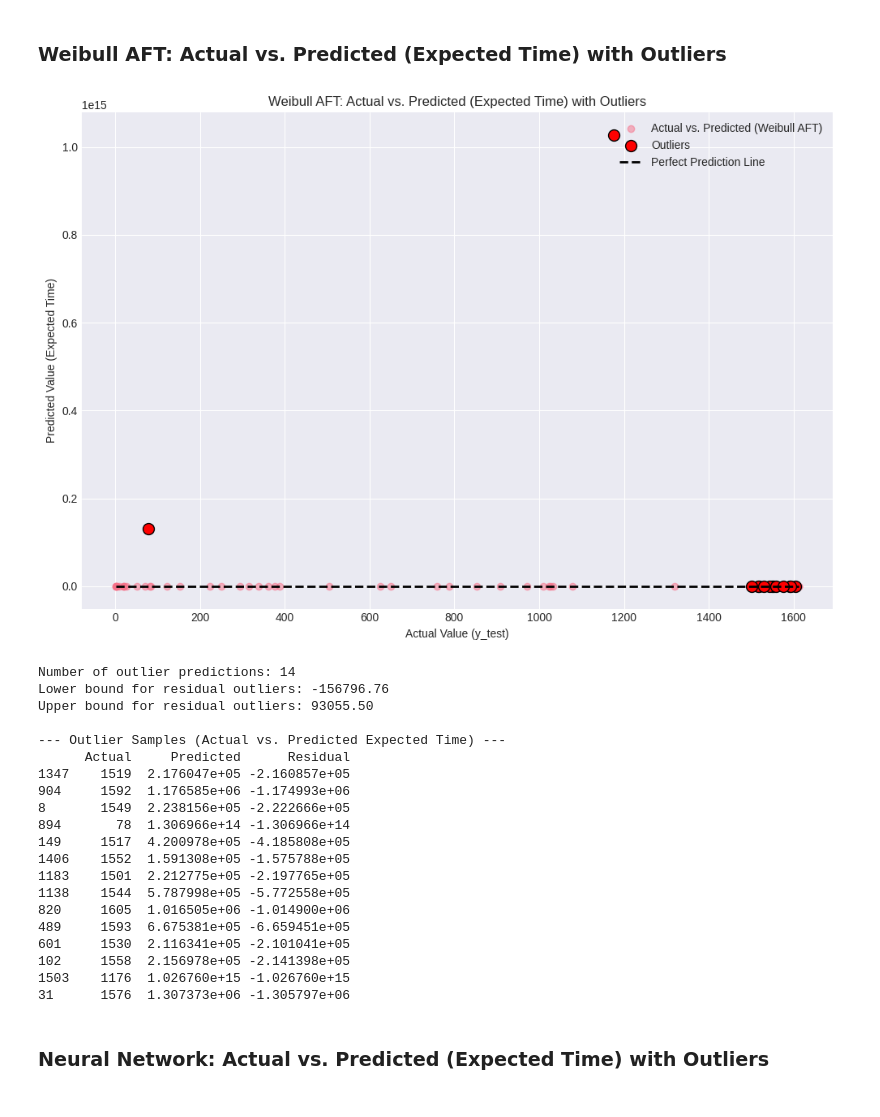
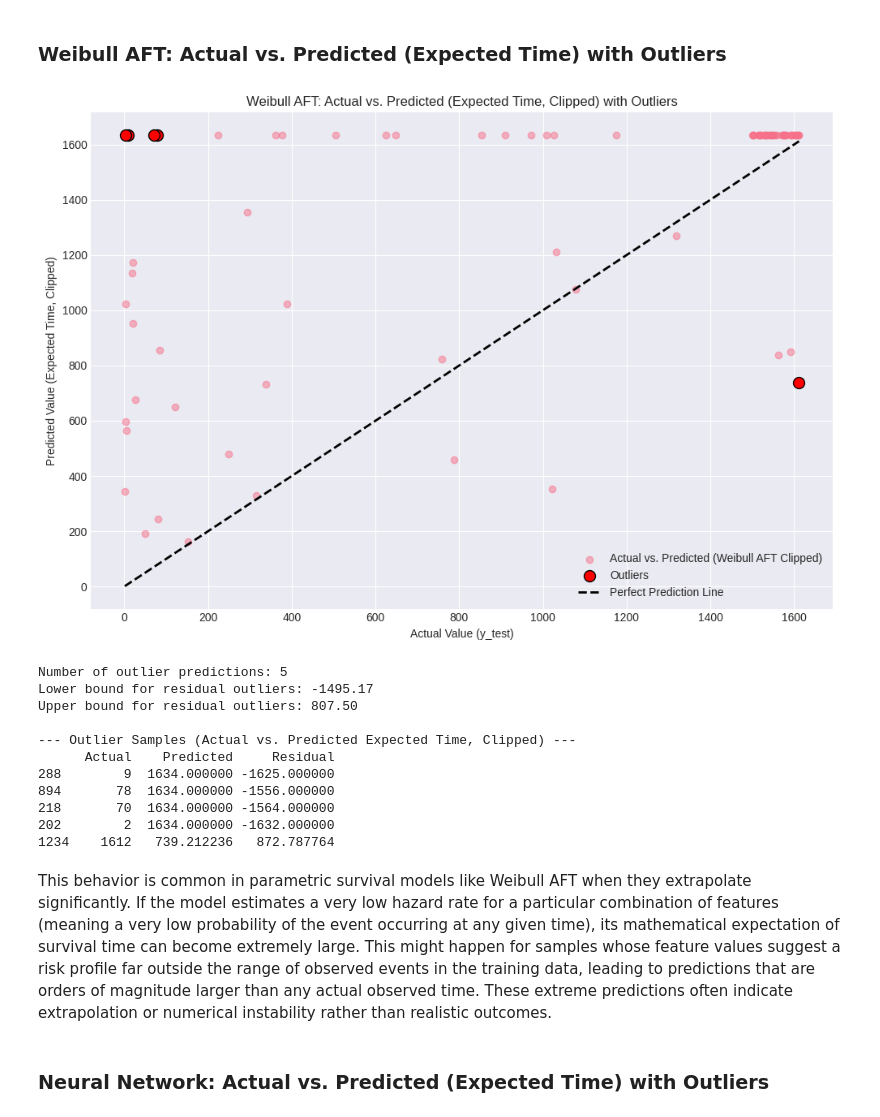
Before and after one commit to D2718281828nis/BioMedAI-Heart-Desease-LifeTime-Forecast, a Jupyter notebook: Survival-function-analysys.ipynb, the cells around one changed output. Drawn from its saved outputs; the diff is of its cells as text; code cells hidden in the pictures.

```diff
--- a/Survival-function-analysys.ipynb
+++ b/Survival-function-analysys.ipynb
@@ -888,7 +878,7 @@ cph_data_test_scaled = cph_data_test_scaled.dropna()
 
 
 # Fit a Weibull AFT model
-aft = WeibullAFTFitter(alpha=0.05)
+aft = WeibullAFTFitter(alpha=0.05, penalizer=0.1) # Added penalizer for regularization
 aft.fit(cph_data_train_scaled, duration_col='time', event_col='target')
 
 # Print summary
@@ -933,6 +923,18 @@ print("This plot shows the predicted survival probability over time from the Wei
 print("- One individual who does not receive LLO (llo=0), with other features set to their median training values.")
 print("- One individual who receives LLO (llo=1), with other features set to their median training values.")
 print("The curves illustrate how the survival probability changes over time for these two scenarios, highlighting the estimated effect of 'llo' status on survival according to the Weibull AFT model, assuming other factors are kept at their median levels.")
+
+# Get the maximum observed time from the training data
+max_observed_time = time_train.max()
+
+# Predict expected survival times for the entire training set
+predicted_expected_times = aft.predict_expectation(cph_data_train_scaled.drop(columns=['time', 'target']))
+
+# Apply clipping to ensure predicted expected times do not exceed the maximum observed time
+predicted_expected_times_clipped = np.clip(predicted_expected_times, None, max_observed_time)
+
+print(f"\nMaximum predicted expected time (before clipping): {predicted_expected_times.max():.2f}")
+print(f"Maximum predicted expected time (after clipping to {max_observed_time}): {predicted_expected_times_clipped.max():.2f}")
 # %% [output]
 | model | lifelines.WeibullAFTFitter |
 | duration col | 'time' |
@@ -1753,65 +1759,62 @@ predicted_time_aft = aft.predict_expectation(cph_data_test_scaled.drop(columns=[
 # Align predicted_time_aft with y_test
 predicted_time_aft.index = y_test.index
 
-# 2. Calculate residuals
-residuals_aft = y_test - predicted_time_aft
+# Apply clipping to ensure predicted expected times do not exceed the maximum observed time
+# Re-using max_observed_time from previous calculation in cell AYC2a9vvoXYk
+predicted_time_aft_clipped = np.clip(predicted_time_aft, None, max_observed_time)
+
+# 2. Calculate residuals using clipped predictions
+residuals_aft = y_test - predicted_time_aft_clipped
 
 # 3. Calculate IQR for residuals to identify outliers
 Q1_res_aft = residuals_aft.quantile(0.25)
 Q3_res_aft = residuals_aft.quantile(0.75)
 IQR_res_aft = Q3_res_aft - Q1_res_aft
 
 lower_bound_res_aft = Q1_res_aft - 1.5 * IQR_res_aft
 upper_bound_res_aft = Q3_res_aft + 1.5 * IQR_res_aft
 
 # Identify outlier residuals
 outlier_mask_aft = (residuals_aft < lower_bound_res_aft) | (residuals_aft > upper_bound_res_aft)
 
 outlier_y_test_aft = y_test[outlier_mask_aft]
-outlier_predicted_time_aft = predicted_time_aft[outlier_mask_aft]
+outlier_predicted_time_aft = predicted_time_aft_clipped[outlier_mask_aft]
 
 # 4. Plotting actual vs. predicted values with outliers highlighted
 plt.figure(figsize=(10, 7))
-plt.scatter(y_test, predicted_time_aft, alpha=0.5, label='Actual vs. Predicted (Weibull AFT)')
+plt.scatter(y_test, predicted_time_aft_clipped, alpha=0.5, label='Actual vs. Predicted (Weibull AFT Clipped)')
 plt.scatter(outlier_y_test_aft, outlier_predicted_time_aft, color='red', s=100, label='Outliers', edgecolors='black')
 plt.plot([y_test.min(), y_test.max()], [y_test.min(), y_test.max()], 'k--', lw=2, label='Perfect Prediction Line')
 plt.xlabel('Actual Value (y_test)')
-plt.ylabel('Predicted Value (Expected Time)')
-plt.title('Weibull AFT: Actual vs. Predicted (Expected Time) with Outliers')
+plt.ylabel('Predicted Value (Expected Time, Clipped)')
+plt.title('Weibull AFT: Actual vs. Predicted (Expected Time, Clipped) with Outliers')
 plt.legend()
 plt.grid(True)
 plt.tight_layout()
 plt.show()
 
 print(f"\nNumber of outlier predictions: {len(outlier_y_test_aft)}")
 print(f"Lower bound for residual outliers: {lower_bound_res_aft:.2f}")
 print(f"Upper bound for residual outliers: {upper_bound_res_aft:.2f}")
 
-print("\n--- Outlier Samples (Actual vs. Predicted Expected Time) ---")
+print("\n--- Outlier Samples (Actual vs. Predicted Expected Time, Clipped) ---")
 outlier_df_aft = pd.DataFrame({'Actual': outlier_y_test_aft, 'Predicted': outlier_predicted_time_aft, 'Residual': residuals_aft[outlier_mask_aft]})
 print(outlier_df_aft.to_string())
 # %% [output]
-[figure, old version]
+[figure, new version]
-Number of outlier predictions: 14
-Lower bound for residual outliers: -156796.76
-Upper bound for residual outliers: 93055.50
+Number of outlier predictions: 5
+Lower bound for residual outliers: -1495.17
+Upper bound for residual outliers: 807.50
 
---- Outlier Samples (Actual vs. Predicted Expected Time) ---
-      Actual     Predicted      Residual
-1347    1519  2.176047e+05 -2.160857e+05
-904     1592  1.176585e+06 -1.174993e+06
-8       1549  2.238156e+05 -2.222666e+05
-894       78  1.306966e+14 -1.306966e+14
-149     1517  4.200978e+05 -4.185808e+05
-1406    1552  1.591308e+05 -1.575788e+05
-1183    1501  2.212775e+05 -2.197765e+05
-1138    1544  5.787998e+05 -5.772558e+05
-820     1605  1.016505e+06 -1.014900e+06
-489     1593  6.675381e+05 -6.659451e+05
-601     1530  2.116341e+05 -2.101041e+05
-102     1558  2.156978e+05 -2.141398e+05
-1503    1176  1.026760e+15 -1.026760e+15
-31      1576  1.307373e+06 -1.305797e+06
+--- Outlier Samples (Actual vs. Predicted Expected Time, Clipped) ---
+      Actual    Predicted     Residual
+288        9  1634.000000 -1625.000000
+894       78  1634.000000 -1556.000000
+218       70  1634.000000 -1564.000000
+202        2  1634.000000 -1632.000000
+1234    1612   739.212236   872.787764
+# %% [markdown]
+This behavior is common in parametric survival models like Weibull AFT when they extrapolate significantly. If the model estimates a very low hazard rate for a particular combination of features (meaning a very low probability of the event occurring at any given time), its mathematical expectation of survival time can become extremely large. This might happen for samples whose feature values suggest a risk profile far outside the range of observed events in the training data, leading to predictions that are orders of magnitude larger than any actual observed time. These extreme predictions often indicate extrapolation or numerical instability rather than realistic outcomes.
 # %% [markdown]
 ### Neural Network: Actual vs. Predicted (Expected Time) with Outliers
 # %%
```
Also changed, not shown: parts of 13 cells of this notebook.
